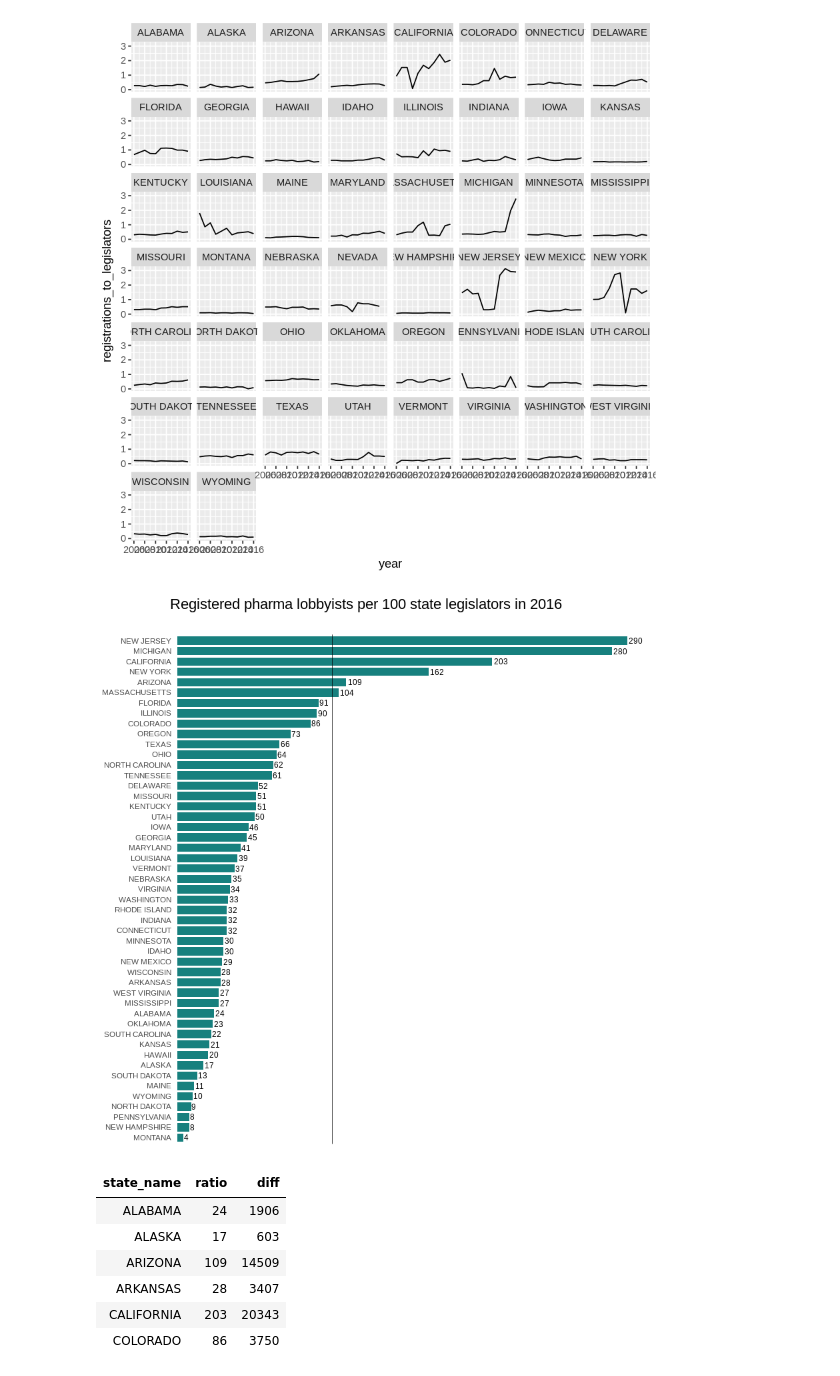
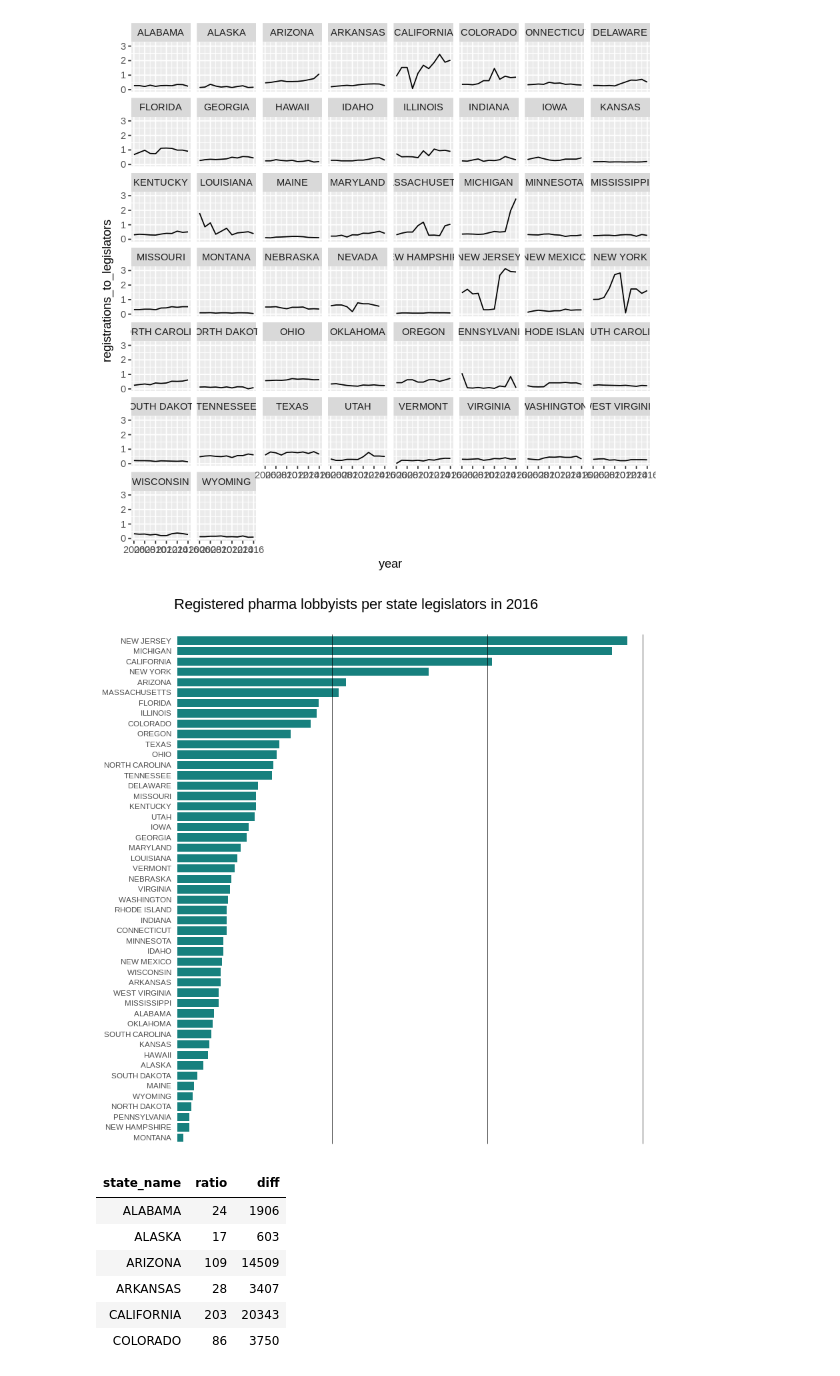
Before and after one commit to PublicI/medicaid-graphic, a Jupyter notebook: line-graphs.ipynb, the cells around one changed output. Cells and saved outputs as stored; diff of their text form; code cells hidden in the pictures.

```diff
--- a/line-graphs.ipynb
+++ b/line-graphs.ipynb
@@ -162,23 +172,26 @@ ratios = df %>%
 # %%
 ggplot(ratios, aes(reorder(state_name,ratio), ratio)) +
     geom_col(width = 0.8, fill = '#17807E', position = position_dodge(width = 20)) +
     coord_flip() +
-    ggtitle('Registered pharma lobbyists per 100 state legislators in 2016') +
-    geom_text(aes(label = ratio, hjust = -.1), size = 2.5) +
+    ggtitle('Registered pharma lobbyists per state legislators in 2016') +
+ #   geom_text(aes(label = ratio, hjust = -.1), size = 2.5) +
     geom_abline(intercept = 100, slope = 0, size = .2) +
+    geom_abline(intercept = 200, slope = 0, size = .2) +
+    geom_abline(intercept = 300, slope = 0, size = .2) +
+
     theme(panel.grid.major = element_blank(),
          panel.grid.minor = element_blank(),
          panel.background = element_blank(),
          legend.position = 'none',
          axis.title.y = element_blank(),
          axis.ticks.y = element_blank(),
          axis.text.y = element_text(size = 7, margin = margin(r = -18)),
          axis.ticks.x = element_blank(),
          axis.text.x = element_blank(),
          axis.title.x = element_blank(),
          plot.title = element_text(hjust = .15, margin = margin(b = 20)))
 # %% [output]
-[figure, old version]
+[figure, new version]
 # %%
 ratios = ratios %>% left_join(., totals, by = 'jurisdiction')
 # %%
```
Also changed, not shown: parts of 1 cell of this notebook.
